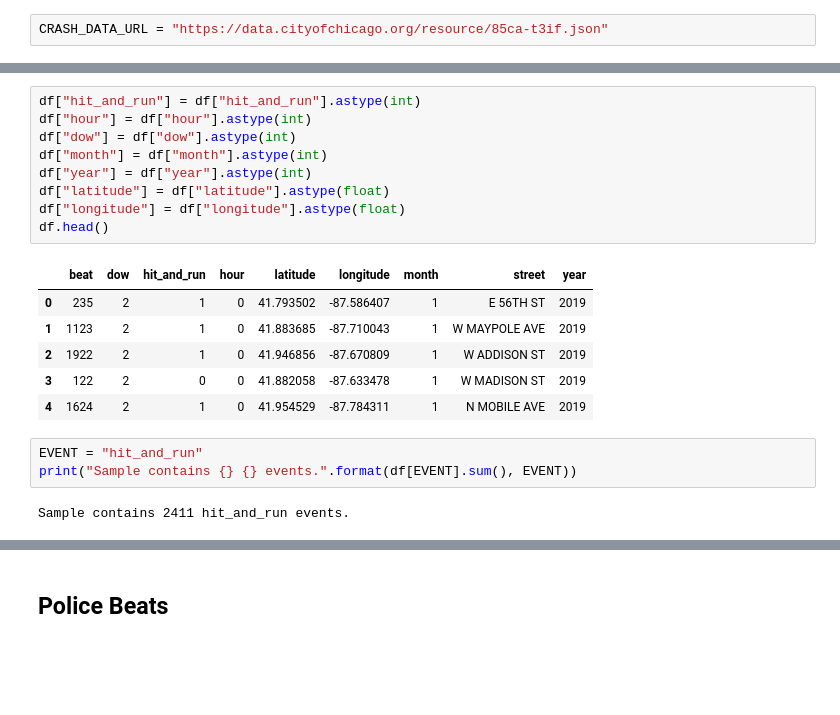
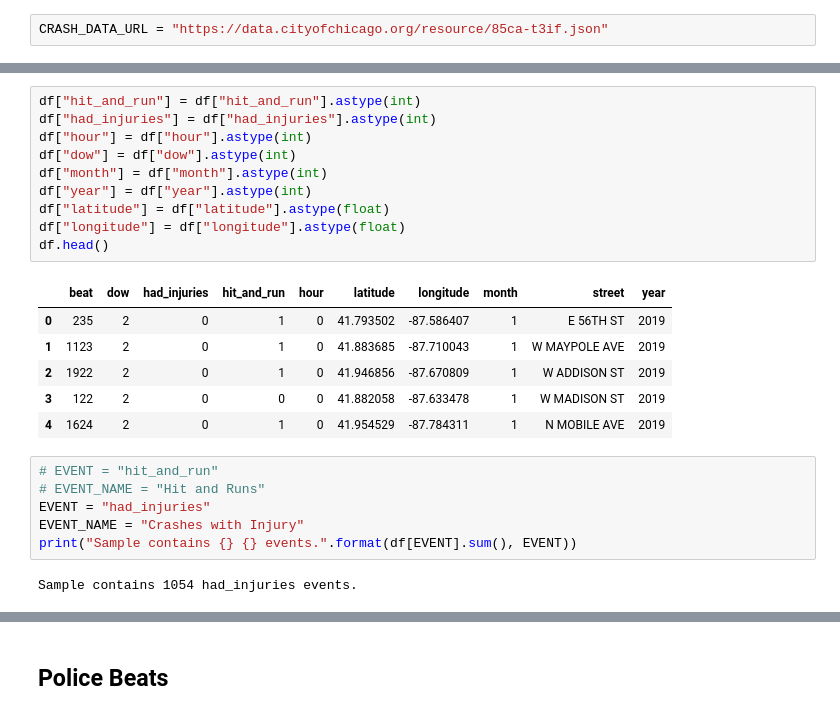
Before and after one commit to vingkan/crash, a Jupyter notebook: Open Data Spatial Visualization.ipynb, the cells around one changed output, grey strips where cells are left out. Drawn from its saved outputs; the diff is of its cells as text; blank space fills up the shorter version.

```diff
--- a/Open Data Spatial Visualization.ipynb
+++ b/Open Data Spatial Visualization.ipynb
@@ -47,25 +49,29 @@ Fetched 9019 records.
 Missing values in 0 records.
 # %%
 df["hit_and_run"] = df["hit_and_run"].astype(int)
+df["had_injuries"] = df["had_injuries"].astype(int)
 df["hour"] = df["hour"].astype(int)
 df["dow"] = df["dow"].astype(int)
 df["month"] = df["month"].astype(int)
 df["year"] = df["year"].astype(int)
 df["latitude"] = df["latitude"].astype(float)
 df["longitude"] = df["longitude"].astype(float)
 df.head()
 # %% [output]
-|  | beat | dow | hit_and_run | hour | latitude | longitude | month | street | year |
-| 0 | 235 | 2 | 1 | 0 | 41.793502 | -87.586407 | 1 | E 56TH ST | 2019 |
-| 1 | 1123 | 2 | 1 | 0 | 41.883685 | -87.710043 | 1 | W MAYPOLE AVE | 2019 |
-| 2 | 1922 | 2 | 1 | 0 | 41.946856 | -87.670809 | 1 | W ADDISON ST | 2019 |
-| 3 | 122 | 2 | 0 | 0 | 41.882058 | -87.633478 | 1 | W MADISON ST | 2019 |
-| 4 | 1624 | 2 | 1 | 0 | 41.954529 | -87.784311 | 1 | N MOBILE AVE | 2019 |
+|  | beat | dow | had_injuries | hit_and_run | hour | latitude | longitude | month | street | year |
+| 0 | 235 | 2 | 0 | 1 | 0 | 41.793502 | -87.586407 | 1 | E 56TH ST | 2019 |
+| 1 | 1123 | 2 | 0 | 1 | 0 | 41.883685 | -87.710043 | 1 | W MAYPOLE AVE | 2019 |
+| 2 | 1922 | 2 | 0 | 1 | 0 | 41.946856 | -87.670809 | 1 | W ADDISON ST | 2019 |
+| 3 | 122 | 2 | 0 | 0 | 0 | 41.882058 | -87.633478 | 1 | W MADISON ST | 2019 |
+| 4 | 1624 | 2 | 0 | 1 | 0 | 41.954529 | -87.784311 | 1 | N MOBILE AVE | 2019 |
 # %%
-EVENT = "hit_and_run"
+# EVENT = "hit_and_run"
+# EVENT_NAME = "Hit and Runs"
+EVENT = "had_injuries"
+EVENT_NAME = "Crashes with Injury"
 print("Sample contains {} {} events.".format(df[EVENT].sum(), EVENT))
 # %% [output]
-Sample contains 2411 hit_and_run events.
+Sample contains 1054 had_injuries events.
 # %%
 sns.scatterplot(
     x="longitude", y="latitude",
```
Also changed, not shown: parts of 14 cells of this notebook.
